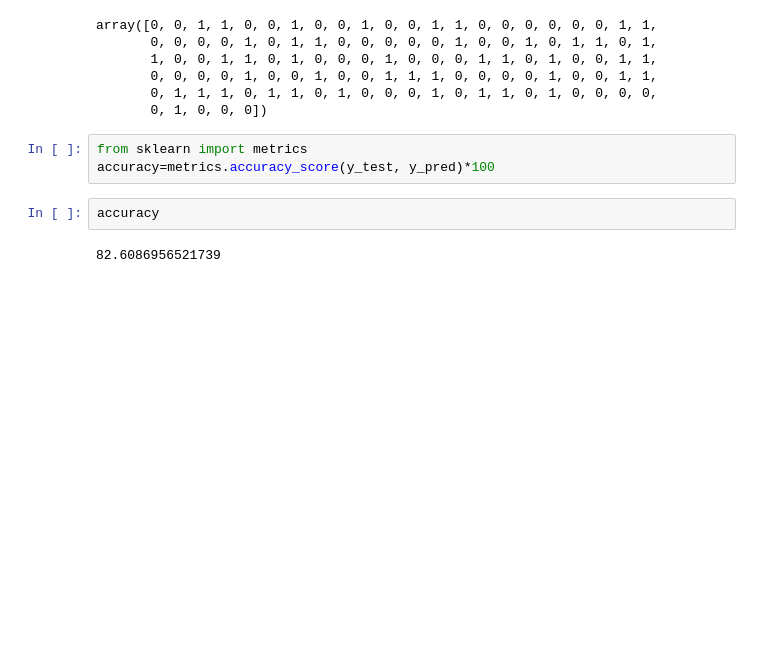
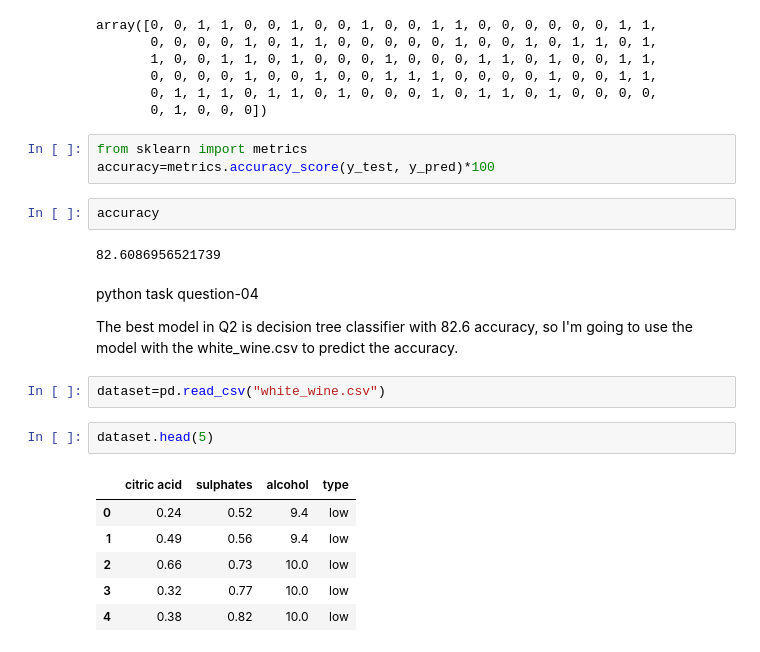
Before and after one commit to ThanmayeePola/Data_Mining, a Jupyter notebook: Copy_of_homework2.ipynb, the cells around one changed output. Drawn from its saved outputs; the diff is of its cells as text; blank space fills up the shorter version.

```diff
--- a/Copy_of_homework2.ipynb
+++ b/Copy_of_homework2.ipynb
@@ -364,3 +329,19 @@ accuracy=metrics.accuracy_score(y_test, y_pred)*100
 accuracy
 # %% [output]
 82.6086956521739
+# %% [markdown]
+python task
+question-04
+
+The best model in Q2 is decision tree classifier with 82.6 accuracy, so I'm going to use the model with the white_wine.csv to predict the accuracy.
+# %%
+dataset=pd.read_csv("white_wine.csv")
+# %%
+dataset.head(5)
+# %% [output]
+|  | citric acid | sulphates | alcohol | type |
+| 0 | 0.24 | 0.52 | 9.4 | low |
+| 1 | 0.49 | 0.56 | 9.4 | low |
+| 2 | 0.66 | 0.73 | 10.0 | low |
+| 3 | 0.32 | 0.77 | 10.0 | low |
+| 4 | 0.38 | 0.82 | 10.0 | low |
```
Also changed, not shown: parts of 31 cells of this notebook.
